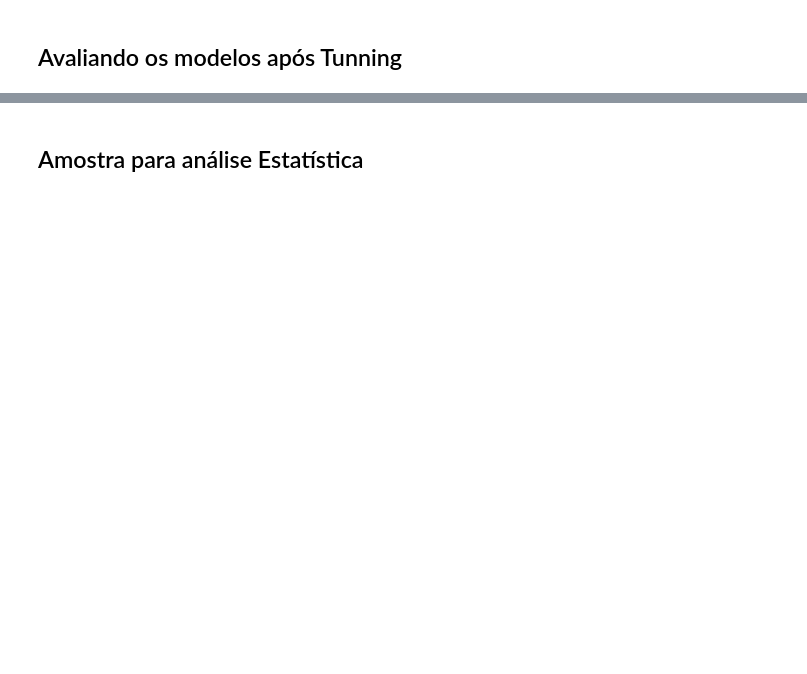
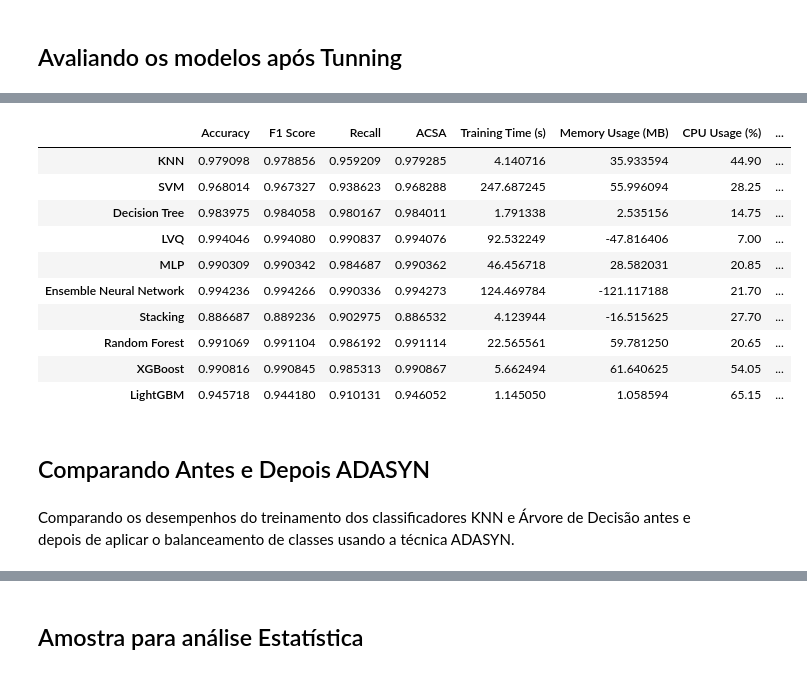
Before and after one commit to williamlapa/mestrado_mineracao, a Jupyter notebook: notebook_experimento.ipynb, the cells around one changed output, grey strips where cells are left out. Saved outputs shown, nothing was run; the diff lists cells and outputs as text; code cells hidden in the pictures; blank space fills up the shorter version.

```diff
--- a/notebook_experimento.ipynb
+++ b/notebook_experimento.ipynb
@@ -196,7 +257,7 @@ svm = SVC(probability=True)
 rf = RandomForestClassifier()
 mlp = MLPClassifier(max_iter=100, hidden_layer_sizes=(50,))
 xgb = XGBClassifier(use_label_encoder=False, eval_metric='logloss')
-lgbm = LGBMClassifier(n_estimators=50, max_depth=3)
+lgbm = LGBMClassifier(n_estimators=50, max_depth=3, verbose=-1) #verbose=-1 não mostra mensagens de alerta
 
 # Comitê de Redes Neurais Artificiais
 ann_ensemble = VotingClassifier(
@@ -469,0 +589,26 @@ Decision Tree: OrderedDict([('criterion', 'entropy'), ('max_depth', 38), ('min_s
+# %%
+# Exibir resultados
+import pandas as pd
+df_results = pd.DataFrame.from_dict(results, orient='index')
+
+# Salvar em Excel
+df_results.to_excel('results_with_cost_benefit.xlsx')
+
+# Apresentar
+df_results
+# %% [output]
+|  | Accuracy | F1 Score | Recall | ACSA | Training Time (s) | Memory Usage (MB) | CPU Usage (%) | ... |
+| KNN | 0.979098 | 0.978856 | 0.959209 | 0.979285 | 4.140716 | 35.933594 | 44.90 | ... |
+| SVM | 0.968014 | 0.967327 | 0.938623 | 0.968288 | 247.687245 | 55.996094 | 28.25 | ... |
+| Decision Tree | 0.983975 | 0.984058 | 0.980167 | 0.984011 | 1.791338 | 2.535156 | 14.75 | ... |
+| LVQ | 0.994046 | 0.994080 | 0.990837 | 0.994076 | 92.532249 | -47.816406 | 7.00 | ... |
+| MLP | 0.990309 | 0.990342 | 0.984687 | 0.990362 | 46.456718 | 28.582031 | 20.85 | ... |
+| Ensemble Neural Network | 0.994236 | 0.994266 | 0.990336 | 0.994273 | 124.469784 | -121.117188 | 21.70 | ... |
+| Stacking | 0.886687 | 0.889236 | 0.902975 | 0.886532 | 4.123944 | -16.515625 | 27.70 | ... |
+| Random Forest | 0.991069 | 0.991104 | 0.986192 | 0.991114 | 22.565561 | 59.781250 | 20.65 | ... |
+| XGBoost | 0.990816 | 0.990845 | 0.985313 | 0.990867 | 5.662494 | 61.640625 | 54.05 | ... |
+| LightGBM | 0.945718 | 0.944180 | 0.910131 | 0.946052 | 1.145050 | 1.058594 | 65.15 | ... |
+# %% [markdown]
+## Comparando Antes e Depois ADASYN
+# %% [markdown]
+Comparando os desempenhos do treinamento dos classificadores KNN e Árvore de Decisão antes e depois de aplicar o balanceamento de classes usando a técnica ADASYN.
```
Also changed, not shown: parts of 20 cells of this notebook, 8 other files.
